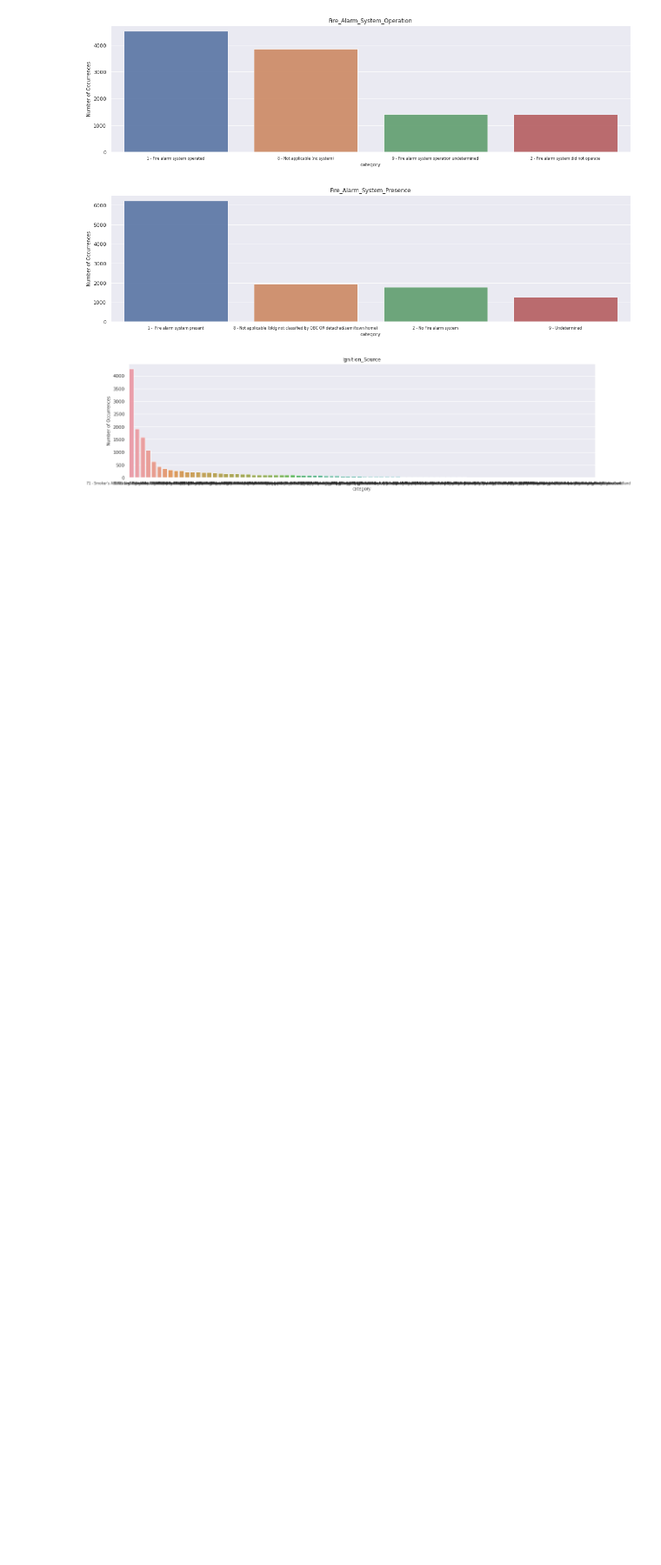
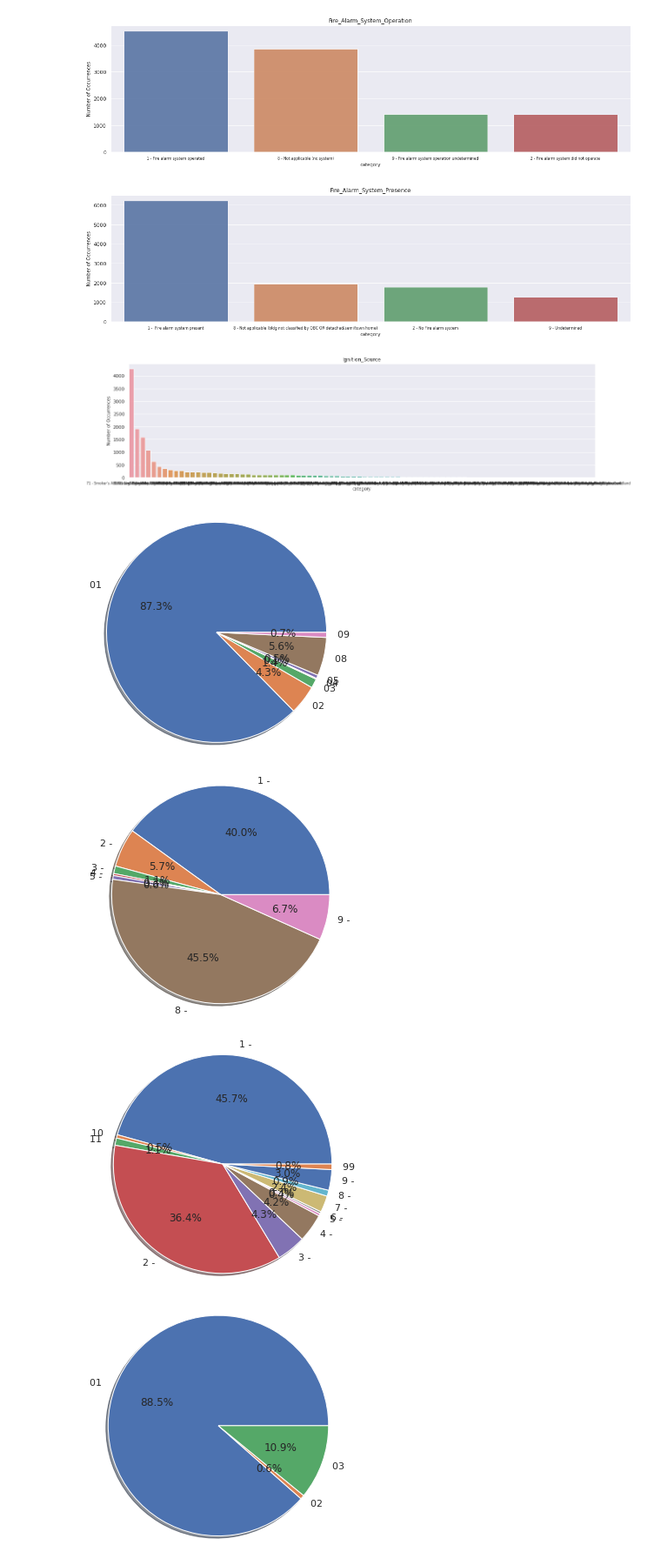
Before and after one commit to JimenaBaripatti/FeatureEngineering, a Jupyter notebook: Fire_Data_Exploration.ipynb, the cells around one changed output. Shown at 87% size. Saved outputs shown, nothing was run; the diff lists cells and outputs as text; code cells hidden in the pictures; blank space fills up the shorter version.

```diff
--- a/Fire_Data_Exploration.ipynb
+++ b/Fire_Data_Exploration.ipynb
@@ -393,3 +543,23 @@ for c in variables_jimena_cat[:8]:
 [figure]
 [figure]
 [figure]
+# %%
+def cat_pie(c):
+
+    labels = df[c].astype('category').cat.categories.tolist()
+    counts = df[c].value_counts()
+    sizes = [counts[var_cat] for var_cat in labels]
+    fig1, ax1 = plt.subplots()
+    fig1.set_size_inches(5,5)
+    ax1.pie(sizes, labels=[c[:3] for c in labels], autopct='%1.1f%%', shadow=True) #autopct is show the % on plot
+    ax1.axis('equal')
+
+    plt.show();
+# %%
+for c in variables_jimena_cat:
+  cat_pie(c)
+# %% [output]
+[figure, added]
+[figure, added]
+[figure, added]
+[figure, added]
```
Also changed, not shown: parts of 36 cells of this notebook.
